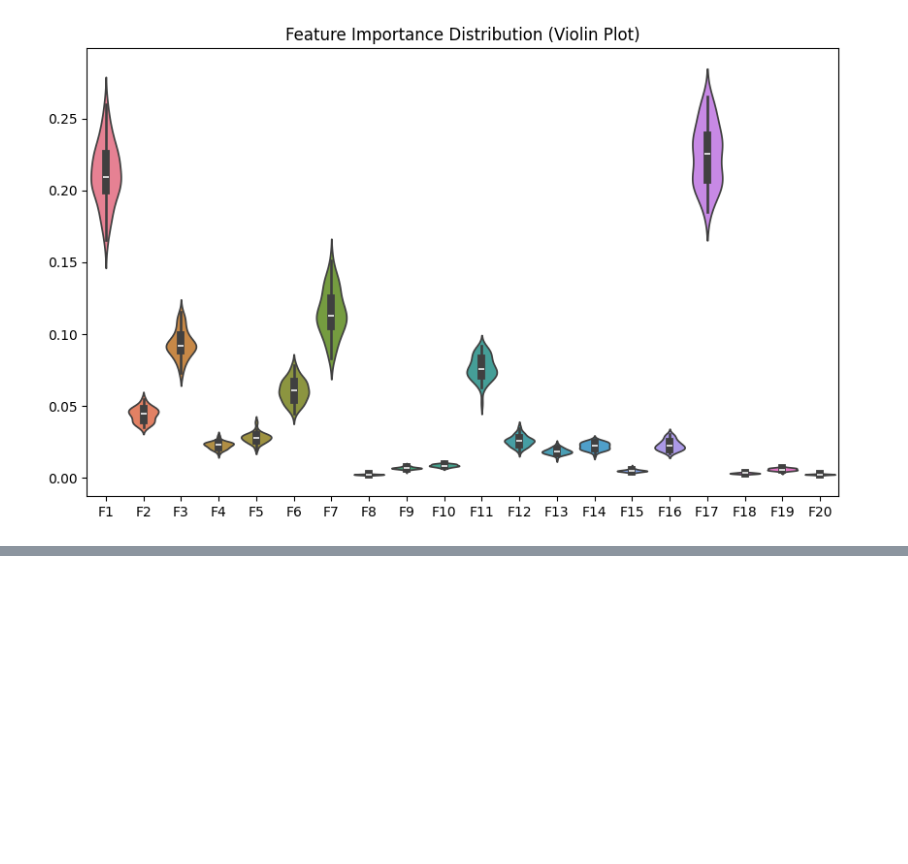
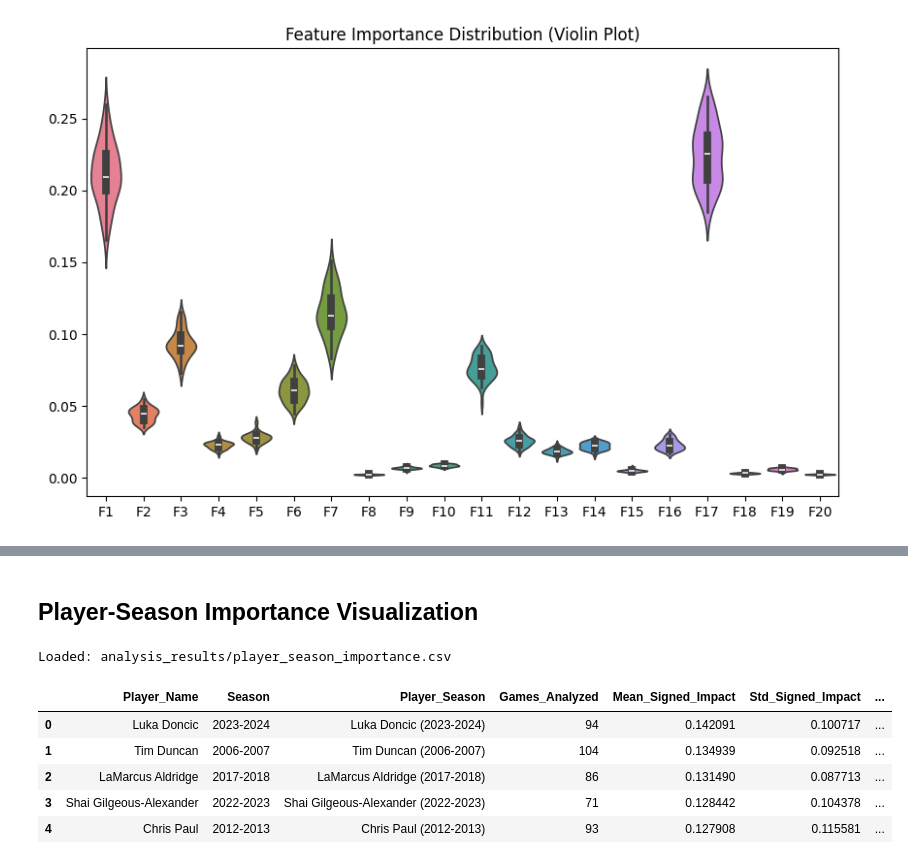
Before and after one commit to WeAreNewJeans/ECE143-NBA-Project, a Jupyter notebook: model-feature-analysis.ipynb, the cells around one changed output, grey strips where cells are left out. Cells and saved outputs as stored; diff of their text form; code cells hidden in the pictures; blank space fills up the shorter version.

```diff
--- a/model-feature-analysis.ipynb
+++ b/model-feature-analysis.ipynb
@@ -1049,0 +1054,20 @@ plt.show()
+# %% [markdown]
+## Player-Season Importance Visualization
+# %%
+
+import pandas as pd
+import matplotlib.pyplot as plt
+
+results_path = 'analysis_results/player_season_importance.csv'
+df = pd.read_csv(results_path)
+
+print("Loaded:", results_path)
+df.head()
+# %% [output]
+Loaded: analysis_results/player_season_importance.csv
+|  | Player_Name | Season | Player_Season | Games_Analyzed | Mean_Signed_Impact | Std_Signed_Impact | ... |
+| 0 | Luka Doncic | 2023-2024 | Luka Doncic (2023-2024) | 94 | 0.142091 | 0.100717 | ... |
+| 1 | Tim Duncan | 2006-2007 | Tim Duncan (2006-2007) | 104 | 0.134939 | 0.092518 | ... |
+| 2 | LaMarcus Aldridge | 2017-2018 | LaMarcus Aldridge (2017-2018) | 86 | 0.131490 | 0.087713 | ... |
+| 3 | Shai Gilgeous-Alexander | 2022-2023 | Shai Gilgeous-Alexander (2022-2023) | 71 | 0.128442 | 0.104378 | ... |
+| 4 | Chris Paul | 2012-2013 | Chris Paul (2012-2013) | 93 | 0.127908 | 0.115581 | ... |
```
Also changed, not shown: parts of 5 cells of this notebook, 15 other files.
